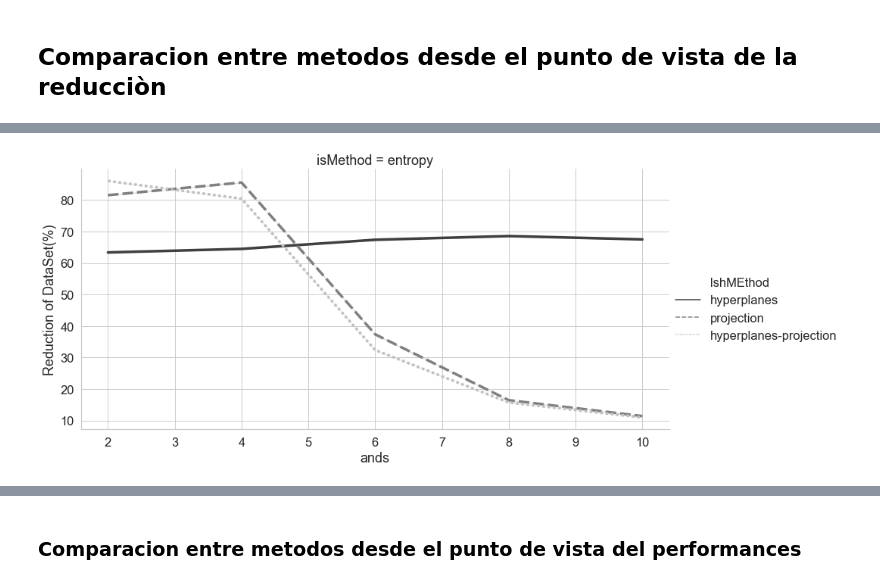
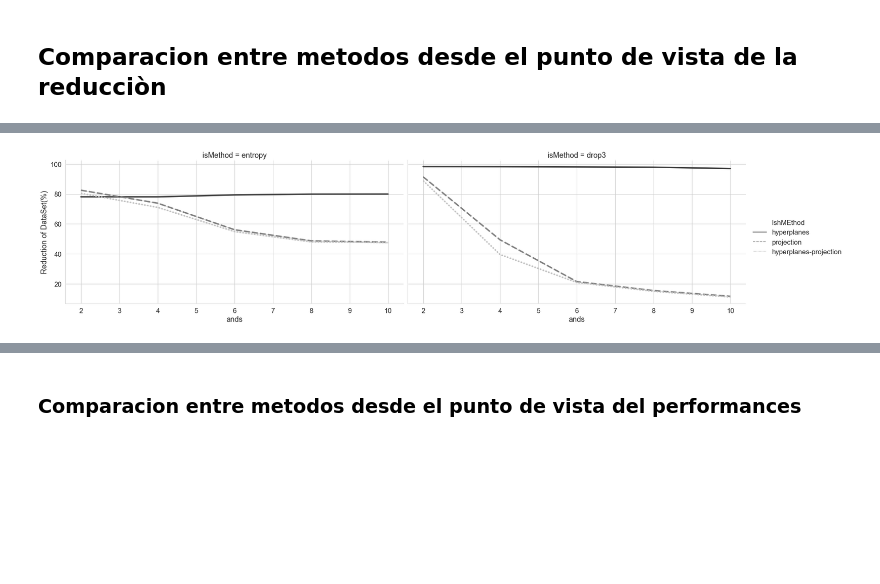
Before and after one commit to germaneduardo/results-analysis, a Jupyter notebook: PlotAnalysis.ipynb, the cells around one changed output, grey strips where cells are left out. Cells and saved outputs as stored; diff of their text form; code cells hidden in the pictures; blank space fills up the shorter version.

```diff
--- a/PlotAnalysis.ipynb
+++ b/PlotAnalysis.ipynb
@@ -131,7 +191,7 @@ plotBuckets(pd.read_csv("data/p2pAllResults.csv"))
 # %% [markdown]
 ## Comparacion entre metodos desde el punto de vista  de la reducciòn
 # %%
-def plotReduction(df):
+def plotReduction(df, col = 'isMethod', row = None):
     fil = (df['instanceSelection'] == 'IS') & (df['type'] == 'Train')
 
     df_pb_to_plot = df[fil].copy()
@@ -140,4 +200,4 @@ def plotReduction(df):
 
     plot = sns.relplot(x="ands", y="Reduction of DataSet(%)", height = 6, aspect=2, data=df_pb_to_plot,
                        kind="line",ci=10,palette='gist_gray', style = 'lshMEthod',
-                       linewidth=3.5, hue = 'lshMEthod', col = 'isMethod')
+                       linewidth=3.5, hue = 'lshMEthod', col = col, row=row)
@@ -156,4 +204,4 @@ plotReduction(pd.read_csv("data/susyAllResults.csv"))
-# %%
-plotReduction(pd.read_csv("data/p2pAllResults.csv"))
-# %% [output]
-[figure, removed]
+# %%
+plotReduction(all_results[all_results.imbalance==False])
+# %% [output]
+[figure, added]
```
Also changed, not shown: parts of 41 cells of this notebook.
